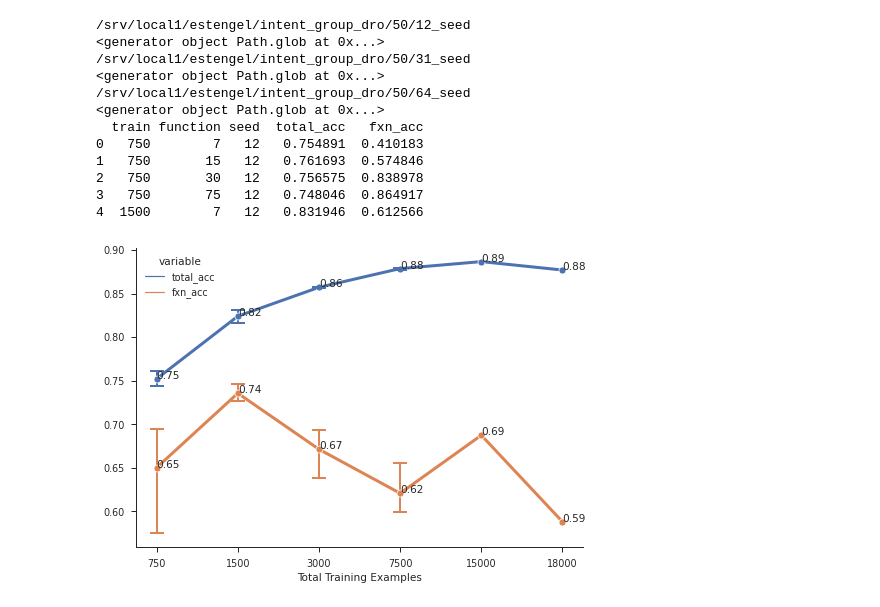
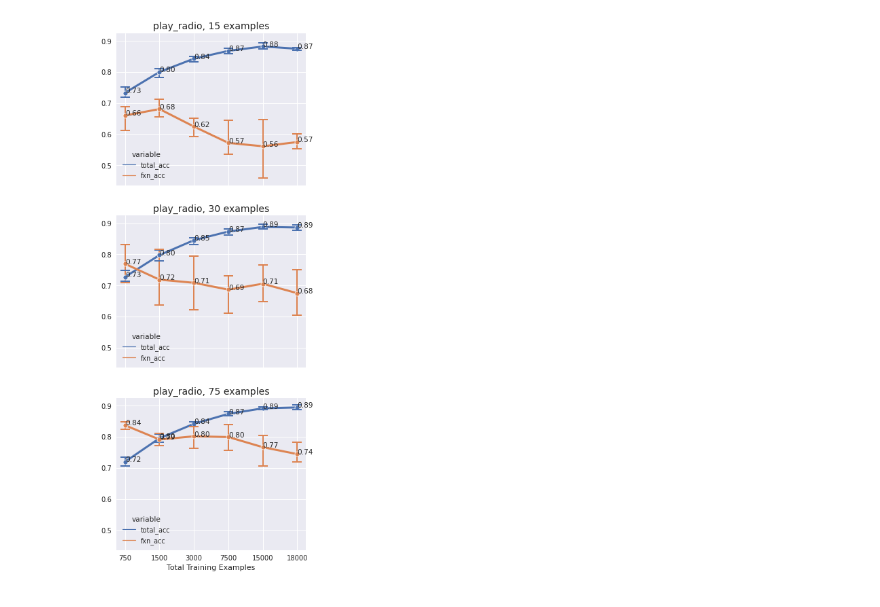
Before and after one commit to esteng/calibration_miso, a Jupyter notebook: intent/plots.ipynb, the cells around one changed output. Cells and saved outputs as stored; diff of their text form; code cells hidden in the pictures.

```diff
--- a/intent/plots.ipynb
+++ b/intent/plots.ipynb
@@ -15,10 +15,15 @@ def get_data_from_dir(root_data_dir, fxn, seeds):
     root_data_dir = pathlib.Path(root_data_dir).joinpath(str(fxn))
     for seed in seeds:
         data_dir = root_data_dir.joinpath(f"{seed}_seed")
-        print(data_dir)
-        print(data_dir.glob("*/test_metrics.json"))
+        #print(data_dir.glob("*/test_metrics.json"))
         for path in data_dir.glob("*/test_metrics.json"):
-            data = json.load(open(path))
+            try:
+                data = json.load(open(path))
+            except json.JSONDecodeError:
+                data = {}
+                data['acc'] = np.nan
+                data[f'{fxn}_acc'] = np.nan
+
             setting = path.parent.name
             num_train, num_fxn = setting.split("_")
             num_train, num_fxn = int(num_train), int(num_fxn)
@@ -26,20 +31,18 @@ def get_data_from_dir(root_data_dir, fxn, seeds):
             to_add = {"train": str(num_train), "function": num_fxn, "seed": seed,
                      "total_acc": data['acc'], "fxn_acc": data[f"{fxn}_acc"]}
             all_data = all_data.append(to_add, ignore_index=True)
-    print(all_data.head())
     return all_data
 
-def plot(data_dir, fxn, seeds = [12, 31, 50], title=None, savepath=None, fixed_axis=False, xs = [750, 1500, 3000, 7500, 15000, 18000], ax = None):
+def plot(data_dir, fxn, seeds = [12, 31, 50], title=None, savepath=None, fixed_axis=False, xs = [750, 1500, 3000, 7500, 15000, 18000], ax = None, fxn_split = 15):
 
     data = get_data_from_dir(data_dir, fxn, seeds)
-    data = data[data['function'] == 15.0]
+    data = data[data['function'] == fxn_split]
     col_names = ["train", "total_acc", "fxn_acc"]
     minor_data = data[col_names]
     minor_data = pd.melt(minor_data, id_vars=['train'])
 
     if ax is None:
         fig, ax = plt.subplots()
-
 
     sns.set_theme(font_scale = 1.1, style="ticks", context = "paper")
     sns.lineplot(data=minor_data,
@@ -125,16 +94,9 @@ plot("/srv/local1/estengel/intent_min_pair/", 50, [12, 31, 64])
-# %%
-plot("/srv/local1/estengel/intent_group_dro/", 50, [12, 31, 64])
-# %% [output]
-/srv/local1/estengel/intent_group_dro/50/12_seed
-<generator object Path.glob at 0x...>
-/srv/local1/estengel/intent_group_dro/50/31_seed
-<generator object Path.glob at 0x...>
-/srv/local1/estengel/intent_group_dro/50/64_seed
-<generator object Path.glob at 0x...>
-  train function seed  total_acc   fxn_acc
-0   750        7   12   0.754891  0.410183
-1   750       15   12   0.761693  0.574846
-2   750       30   12   0.756575  0.838978
-3   750       75   12   0.748046  0.864917
-4  1500        7   12   0.831946  0.612566
-[figure, removed]
+# %%
+
+fig, ax = plt.subplots(3, 1, sharex=True, sharey=True, figsize = (5, 14))
+
+splits = [ 15, 30, 75]
+for i in range(len(splits)):
+    plot("/srv/local1/estengel/intent/", 50, [12, 31, 64], title = f"play_radio, {splits[i]} examples", fxn_split=splits[i], ax=ax[i])
+# %% [output]
+[figure, added]
```
Also changed, not shown: parts of 7 cells of this notebook, 5 other files.
